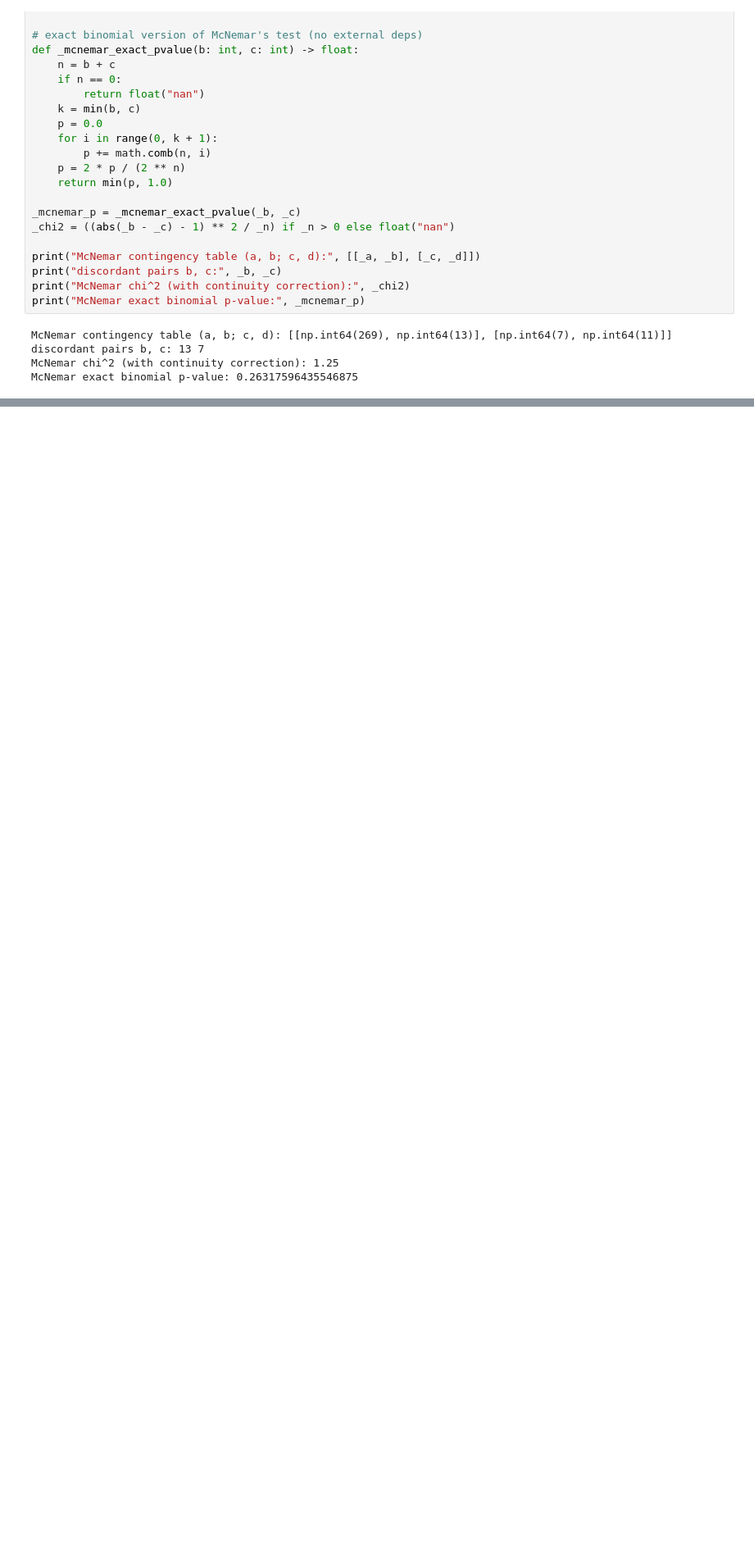
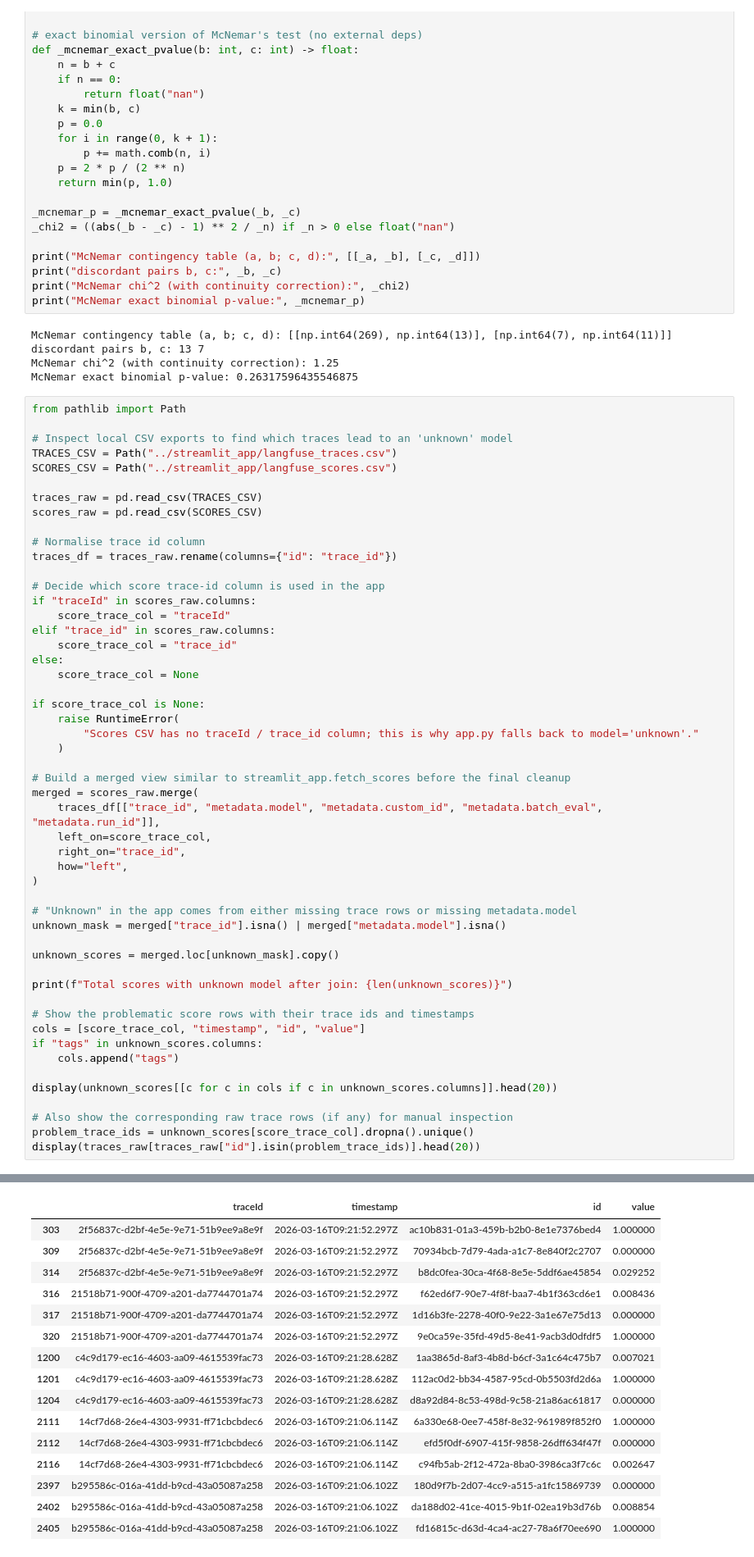
Before and after one commit to GeorgiiBurdinComo/llm-batch-eval, a Jupyter notebook: scripts/statistics.ipynb, the cells around one changed output, grey strips where cells are left out. Shown at 82% size. Drawn from its saved outputs; the diff is of its cells as text; blank space fills up the shorter version.

```diff
--- a/scripts/statistics.ipynb
+++ b/scripts/statistics.ipynb
@@ -281,3 +281,55 @@ McNemar contingency table (a, b; c, d): [[np.int64(269), np.int64(13)], [np.int6
 discordant pairs b, c: 13 7
 McNemar chi^2 (with continuity correction): 1.25
 McNemar exact binomial p-value: 0.26317596435546875
+# %%
+from pathlib import Path
+
+# Inspect local CSV exports to find which traces lead to an 'unknown' model
+TRACES_CSV = Path("../streamlit_app/langfuse_traces.csv")
+SCORES_CSV = Path("../streamlit_app/langfuse_scores.csv")
+
+traces_raw = pd.read_csv(TRACES_CSV)
+scores_raw = pd.read_csv(SCORES_CSV)
+
+# Normalise trace id column
+traces_df = traces_raw.rename(columns={"id": "trace_id"})
+
+# Decide which score trace-id column is used in the app
+if "traceId" in scores_raw.columns:
+    score_trace_col = "traceId"
+elif "trace_id" in scores_raw.columns:
+    score_trace_col = "trace_id"
+else:
+    score_trace_col = None
+
+if score_trace_col is None:
+    raise RuntimeError(
+        "Scores CSV has no traceId / trace_id column; this is why app.py falls back to model='unknown'."
+    )
+
+# Build a merged view similar to streamlit_app.fetch_scores before the final cleanup
+merged = scores_raw.merge(
+    traces_df[["trace_id", "metadata.model", "metadata.custom_id", "metadata.batch_eval", "metadata.run_id"]],
+    left_on=score_trace_col,
+    right_on="trace_id",
+    how="left",
+)
+
+# "Unknown" in the app comes from either missing trace rows or missing metadata.model
+unknown_mask = merged["trace_id"].isna() | merged["metadata.model"].isna()
+
+unknown_scores = merged.loc[unknown_mask].copy()
+
+print(f"Total scores with unknown model after join: {len(unknown_scores)}")
+
+# Show the problematic score rows with their trace ids and timestamps
+cols = [score_trace_col, "timestamp", "id", "value"]
+if "tags" in unknown_scores.columns:
+    cols.append("tags")
+
+display(unknown_scores[[c for c in cols if c in unknown_scores.columns]].head(20))
+
+# Also show the corresponding raw trace rows (if any) for manual inspection
+problem_trace_ids = unknown_scores[score_trace_col].dropna().unique()
+display(traces_raw[traces_raw["id"].isin(problem_trace_ids)].head(20))
+# %% [output]
@@ -283,0 +337,16 @@ McNemar exact binomial p-value: 0.26317596435546875
+|  | traceId | timestamp | id | value |
+| 303 | 2f56837c-d2bf-4e5e-9e71-51b9ee9a8e9f | 2026-03-16T09:21:52.297Z | ac10b831-01a3-459b-b2b0-8e1e7376bed4 | 1.000000 |
+| 309 | 2f56837c-d2bf-4e5e-9e71-51b9ee9a8e9f | 2026-03-16T09:21:52.297Z | 70934bcb-7d79-4ada-a1c7-8e840f2c2707 | 0.000000 |
+| 314 | 2f56837c-d2bf-4e5e-9e71-51b9ee9a8e9f | 2026-03-16T09:21:52.297Z | b8dc0fea-30ca-4f68-8e5e-5ddf6ae45854 | 0.029252 |
+| 316 | 21518b71-900f-4709-a201-da7744701a74 | 2026-03-16T09:21:52.297Z | f62ed6f7-90e7-4f8f-baa7-4b1f363cd6e1 | 0.008436 |
+| 317 | 21518b71-900f-4709-a201-da7744701a74 | 2026-03-16T09:21:52.297Z | 1d16b3fe-2278-40f0-9e22-3a1e67e75d13 | 0.000000 |
+| 320 | 21518b71-900f-4709-a201-da7744701a74 | 2026-03-16T09:21:52.297Z | 9e0ca59e-35fd-49d5-8e41-9acb3d0dfdf5 | 1.000000 |
+| 1200 | c4c9d179-ec16-4603-aa09-4615539fac73 | 2026-03-16T09:21:28.628Z | 1aa3865d-8af3-4b8d-b6cf-3a1c64c475b7 | 0.007021 |
+| 1201 | c4c9d179-ec16-4603-aa09-4615539fac73 | 2026-03-16T09:21:28.628Z | 112ac0d2-bb34-4587-95cd-0b5503fd2d6a | 1.000000 |
+| 1204 | c4c9d179-ec16-4603-aa09-4615539fac73 | 2026-03-16T09:21:28.628Z | d8a92d84-8c53-498d-9c58-21a86ac61817 | 0.000000 |
+| 2111 | 14cf7d68-26e4-4303-9931-ff71cbcbdec6 | 2026-03-16T09:21:06.114Z | 6a330e68-0ee7-458f-8e32-961989f852f0 | 1.000000 |
+| 2112 | 14cf7d68-26e4-4303-9931-ff71cbcbdec6 | 2026-03-16T09:21:06.114Z | efd5f0df-6907-415f-9858-26dff634f47f | 0.000000 |
+| 2116 | 14cf7d68-26e4-4303-9931-ff71cbcbdec6 | 2026-03-16T09:21:06.114Z | c94fb5ab-2f12-472a-8ba0-3986ca3f7c6c | 0.002647 |
+| 2397 | b295586c-016a-41dd-b9cd-43a05087a258 | 2026-03-16T09:21:06.102Z | 180d9f7b-2d07-4cc9-a515-a1fc15869739 | 0.000000 |
+| 2402 | b295586c-016a-41dd-b9cd-43a05087a258 | 2026-03-16T09:21:06.102Z | da188d02-41ce-4015-9b1f-02ea19b3d76b | 0.008854 |
+| 2405 | b295586c-016a-41dd-b9cd-43a05087a258 | 2026-03-16T09:21:06.102Z | fd16815c-d63d-4ca4-ac27-78a6f70ee690 | 1.000000 |
```
Also changed, not shown: parts of 2 cells of this notebook, 1 other file.
